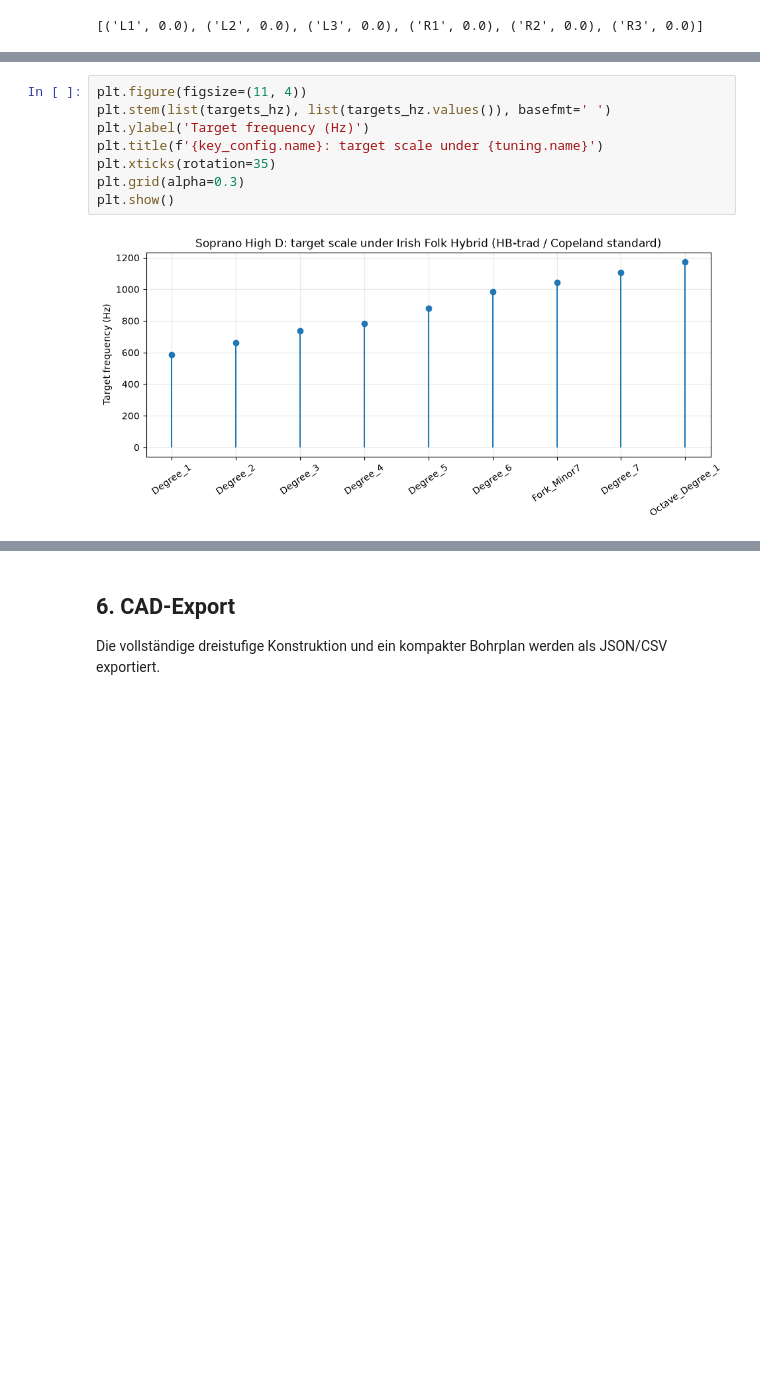
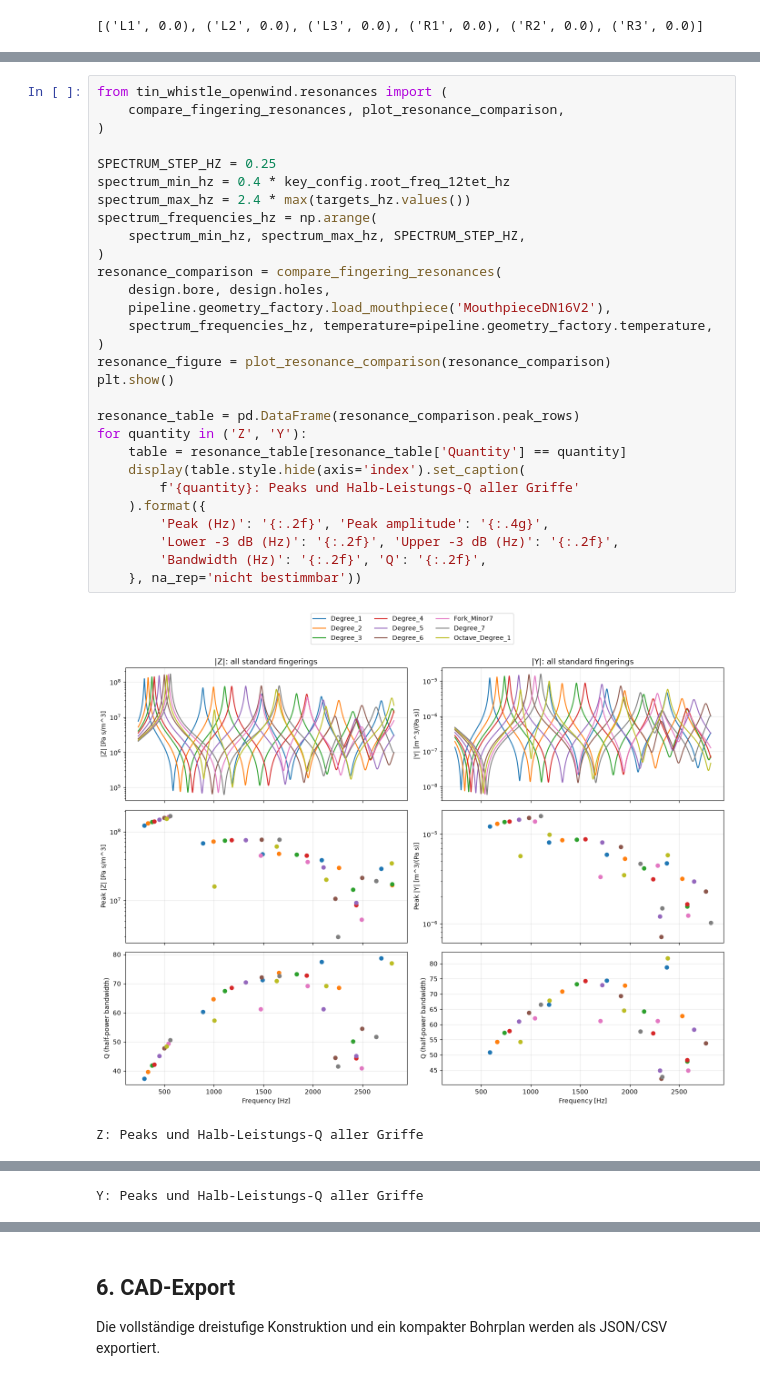
Before and after one commit to tastenmo/openWind, a Jupyter notebook: notebooks/openwind_multikey_design_pipeline.ipynb, the cells around one changed output, grey strips where cells are left out. Saved outputs shown, nothing was run; the diff lists cells and outputs as text; blank space fills up the shorter version.

```diff
--- a/notebooks/openwind_multikey_design_pipeline.ipynb
+++ b/notebooks/openwind_multikey_design_pipeline.ipynb
@@ -226,10 +228,32 @@ Für Flöten werden Spielresonanzen als Peaks von $Y=1/|Z|$ gesucht. Die folgend
 # %%
-plt.figure(figsize=(11, 4))
-plt.stem(list(targets_hz), list(targets_hz.values()), basefmt=' ')
-plt.ylabel('Target frequency (Hz)')
-plt.title(f'{key_config.name}: target scale under {tuning.name}')
-plt.xticks(rotation=35)
-plt.grid(alpha=0.3)
+from tin_whistle_openwind.resonances import (
+    compare_fingering_resonances, plot_resonance_comparison,
+)
+
+SPECTRUM_STEP_HZ = 0.25
+spectrum_min_hz = 0.4 * key_config.root_freq_12tet_hz
+spectrum_max_hz = 2.4 * max(targets_hz.values())
+spectrum_frequencies_hz = np.arange(
+    spectrum_min_hz, spectrum_max_hz, SPECTRUM_STEP_HZ,
+)
+resonance_comparison = compare_fingering_resonances(
+    design.bore, design.holes,
+    pipeline.geometry_factory.load_mouthpiece('MouthpieceDN16V2'),
+    spectrum_frequencies_hz, temperature=pipeline.geometry_factory.temperature,
+)
+resonance_figure = plot_resonance_comparison(resonance_comparison)
 plt.show()
+
+resonance_table = pd.DataFrame(resonance_comparison.peak_rows)
+for quantity in ('Z', 'Y'):
+    table = resonance_table[resonance_table['Quantity'] == quantity]
+    display(table.style.hide(axis='index').set_caption(
+        f'{quantity}: Peaks und Halb-Leistungs-Q aller Griffe'
+    ).format({
+        'Peak (Hz)': '{:.2f}', 'Peak amplitude': '{:.4g}',
+        'Lower -3 dB (Hz)': '{:.2f}', 'Upper -3 dB (Hz)': '{:.2f}',
+        'Bandwidth (Hz)': '{:.2f}', 'Q': '{:.2f}',
+    }, na_rep='nicht bestimmbar'))
 # %% [output]
-[figure, old version]
+[figure, new version]
+Z: Peaks und Halb-Leistungs-Q aller Griffe
@@ -235,0 +277 @@ plt.show()
+Y: Peaks und Halb-Leistungs-Q aller Griffe
```
Also changed, not shown: parts of 3 cells of this notebook, 8 other files.
